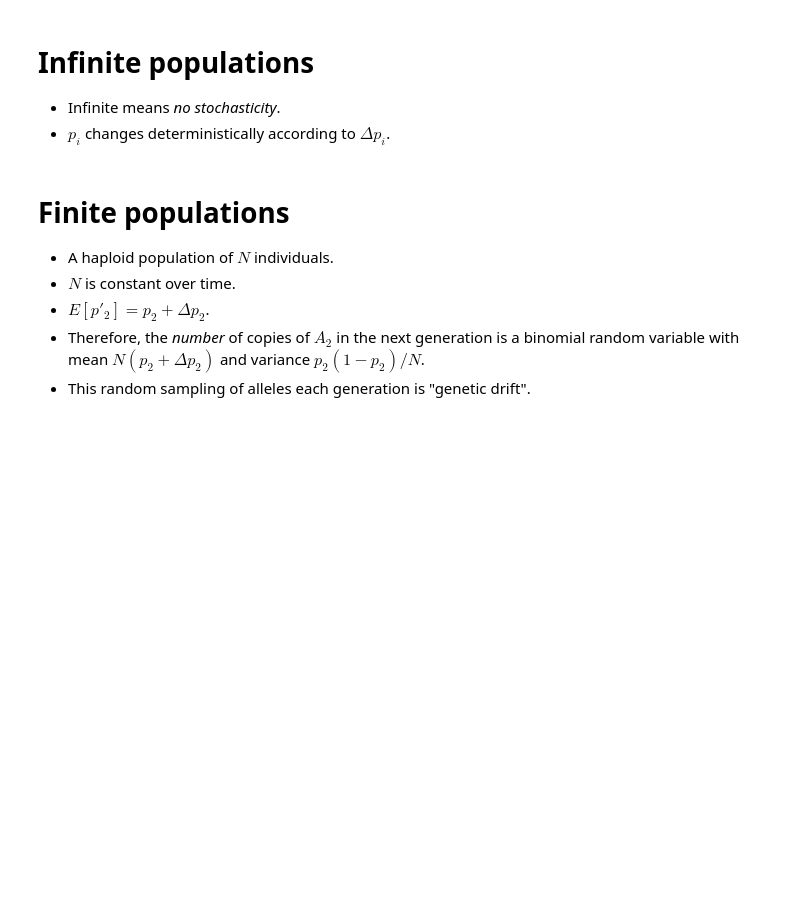
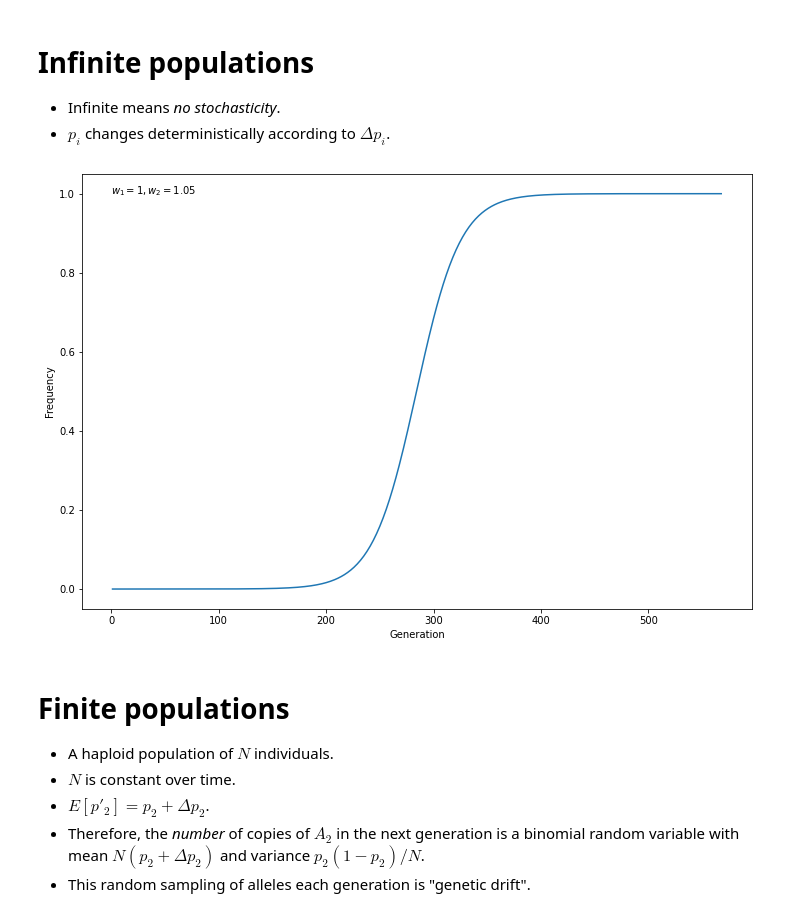
Before and after one commit to molpopgen/jupyter_slides_for_courses, a Jupyter notebook: graduate_evolution/ClassicModelsDriftSelection.ipynb, the cells around one changed output. Saved outputs shown, nothing was run; the diff lists cells and outputs as text; code cells hidden in the pictures; blank space fills up the shorter version.

```diff
--- a/graduate_evolution/ClassicModelsDriftSelection.ipynb
+++ b/graduate_evolution/ClassicModelsDriftSelection.ipynb
@@ -53,14 +53,18 @@ $$
 # %%
 p = [1e-6]
 w1 = 1.0
 w2 = 1.05
 while p[-1] <= 1 - 1e-6:
     dp = p[-1] * (1 - p[-1]) * (w2 - w1) / ((1 - p[-1]) * w1 + p[-1] * w2)
     p.append(p[-1] + dp)
-plt.plot([i + 1 for i in range(len(p))], p)
-plt.xlabel("Generation")
-plt.ylabel("Frequency")
-plt.text(0, 1, r"$w_1=1,w_2=1.05$");
+fig = plt.figure(figsize=(12,8))
+ax = fig.add_subplot()
+ax.plot([i + 1 for i in range(len(p))], p)
+ax.set_xlabel("Generation")
+ax.set_ylabel("Frequency")
+ax.text(0, 1, r"$w_1=1,w_2=1.05$");
+# %% [output]
+[figure, added]
 # %% [markdown]
 # Finite populations
 
```
Also changed, not shown: parts of 8 cells of this notebook, 1 other file.
